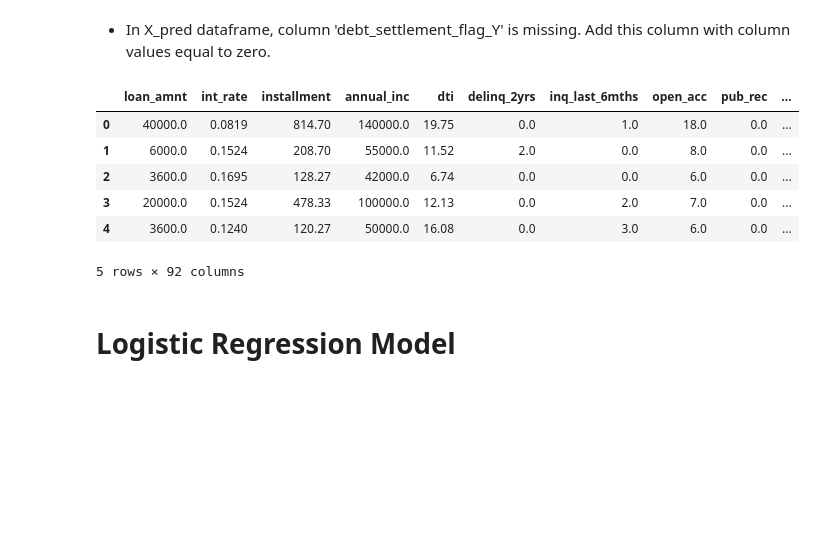
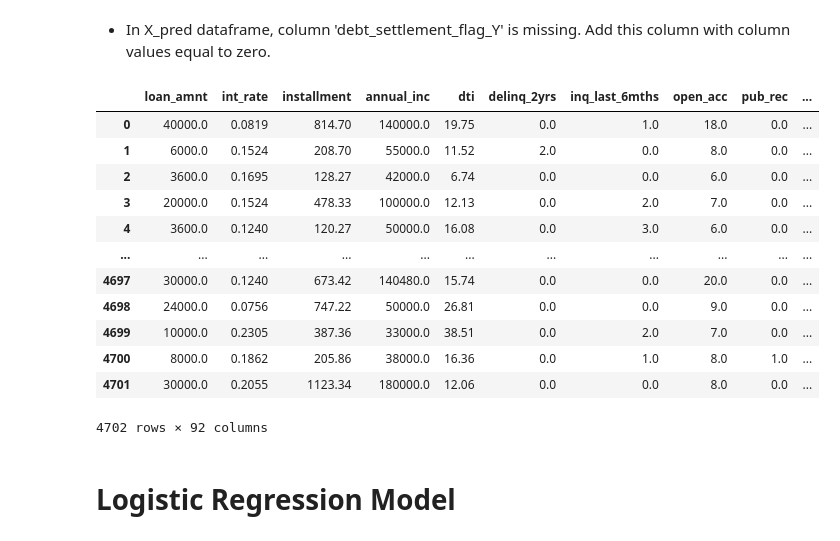
Before and after one commit to SoniMohandas/predicting_credit_risk, a Jupyter notebook: Credit Risk Evaluator.ipynb, the cells around one changed output. Cells and saved outputs as stored; diff of their text form; code cells hidden in the pictures; blank space fills up the shorter version.

```diff
--- a/Credit Risk Evaluator.ipynb
+++ b/Credit Risk Evaluator.ipynb
@@ -6,5 +6,6 @@ from sklearn import preprocessing
 from matplotlib import pyplot as plt
 # %%
 # Load csv files in to data frames.
-train_df = pd.read_csv(Path('Resources/2019loans.csv', index = False))
-test_df = pd.read_csv(Path('Resources/2020Q1loans.csv', index = False))
+train_df = pd.read_csv(Path('Resources/2019loans.csv'))
+test_df = pd.read_csv(Path('Resources/2020Q1loans.csv'))
+test_df
@@ -16,8 +31,7 @@ train_df.drop(columns = ["Unnamed: 0", "index"], inplace = True)
 # print(len(train_df.info()))
 
 # Drop unnecessary columns from testing set
-test_df.drop(columns = ["Unnamed: 0", "index", "loan_status",
-                        ], inplace = True)
+test_df.drop(columns = ["Unnamed: 0", "index"], inplace = True)
 # print(len(test_df.info()))
 # %%
 # Find any null values in the data
@@ -66,11 +86,12 @@ sum(train_df.duplicated())
 # %%
 # Convert categorical data to numeric and separate target feature for training data
 clean_train_df = train_df.iloc[:, train_df.columns != 'loan_status']
-X = pd.get_dummies(clean_train_df)
+X_train = pd.get_dummies(clean_train_df)
 
 #  Convert test_df categorical data to numeric
-X_pred = pd.get_dummies(test_df)
+clean_test_df = test_df.iloc[:, test_df.columns != 'loan_status']
+X_test = pd.get_dummies(clean_test_df)
 
 # Find number of columns in the training and testing data set
-print(f"X: {len(X.columns)} columns, X_pred: {len(X_pred.columns)} columns")
+print(f"X_train: {len(X_train.columns)} columns, X_test: {len(X_test.columns)} columns")
 # %% [output]
@@ -82,15 +103,21 @@ X.columns.difference(X_pred.columns)
 Index(['debt_settlement_flag_Y'], dtype='object')
 # %% [markdown]
 * In X_pred dataframe, column 'debt_settlement_flag_Y' is missing.  Add this column with column values equal to zero.
-# %%
-X_pred['debt_settlement_flag_Y'] = 0
-X_pred.head()
-# %% [output]
-|  | loan_amnt | int_rate | installment | annual_inc | dti | delinq_2yrs | inq_last_6mths | open_acc | pub_rec | ... |
-| 0 | 40000.0 | 0.0819 | 814.70 | 140000.0 | 19.75 | 0.0 | 1.0 | 18.0 | 0.0 | ... |
-| 1 | 6000.0 | 0.1524 | 208.70 | 55000.0 | 11.52 | 2.0 | 0.0 | 8.0 | 0.0 | ... |
-| 2 | 3600.0 | 0.1695 | 128.27 | 42000.0 | 6.74 | 0.0 | 0.0 | 6.0 | 0.0 | ... |
-| 3 | 20000.0 | 0.1524 | 478.33 | 100000.0 | 12.13 | 0.0 | 2.0 | 7.0 | 0.0 | ... |
-| 4 | 3600.0 | 0.1240 | 120.27 | 50000.0 | 16.08 | 0.0 | 3.0 | 6.0 | 0.0 | ... |
-5 rows × 92 columns
+# %%
+X_test['debt_settlement_flag_Y'] = 0
+X_test
+# %% [output]
+|  | loan_amnt | int_rate | installment | annual_inc | dti | delinq_2yrs | inq_last_6mths | open_acc | pub_rec | ... |
+| 0 | 40000.0 | 0.0819 | 814.70 | 140000.0 | 19.75 | 0.0 | 1.0 | 18.0 | 0.0 | ... |
+| 1 | 6000.0 | 0.1524 | 208.70 | 55000.0 | 11.52 | 2.0 | 0.0 | 8.0 | 0.0 | ... |
+| 2 | 3600.0 | 0.1695 | 128.27 | 42000.0 | 6.74 | 0.0 | 0.0 | 6.0 | 0.0 | ... |
+| 3 | 20000.0 | 0.1524 | 478.33 | 100000.0 | 12.13 | 0.0 | 2.0 | 7.0 | 0.0 | ... |
+| 4 | 3600.0 | 0.1240 | 120.27 | 50000.0 | 16.08 | 0.0 | 3.0 | 6.0 | 0.0 | ... |
+| ... | ... | ... | ... | ... | ... | ... | ... | ... | ... | ... |
+| 4697 | 30000.0 | 0.1240 | 673.42 | 140480.0 | 15.74 | 0.0 | 0.0 | 20.0 | 0.0 | ... |
+| 4698 | 24000.0 | 0.0756 | 747.22 | 50000.0 | 26.81 | 0.0 | 0.0 | 9.0 | 0.0 | ... |
+| 4699 | 10000.0 | 0.2305 | 387.36 | 33000.0 | 38.51 | 0.0 | 2.0 | 7.0 | 0.0 | ... |
+| 4700 | 8000.0 | 0.1862 | 205.86 | 38000.0 | 16.36 | 0.0 | 1.0 | 8.0 | 1.0 | ... |
+| 4701 | 30000.0 | 0.2055 | 1123.34 | 180000.0 | 12.06 | 0.0 | 0.0 | 8.0 | 0.0 | ... |
+4702 rows × 92 columns
 # %%
```
Also changed, not shown: parts of 32 cells of this notebook.
